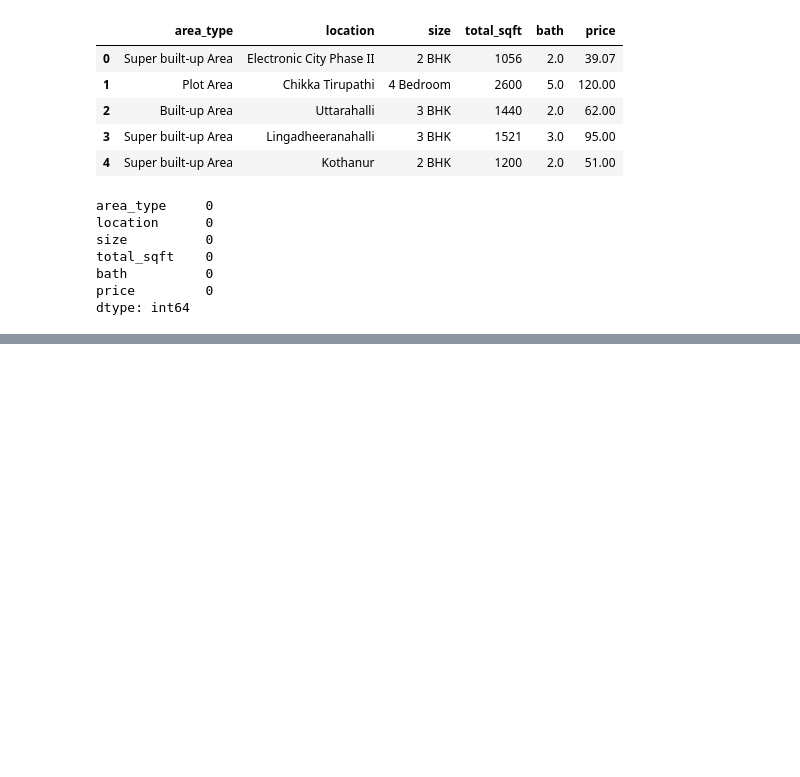
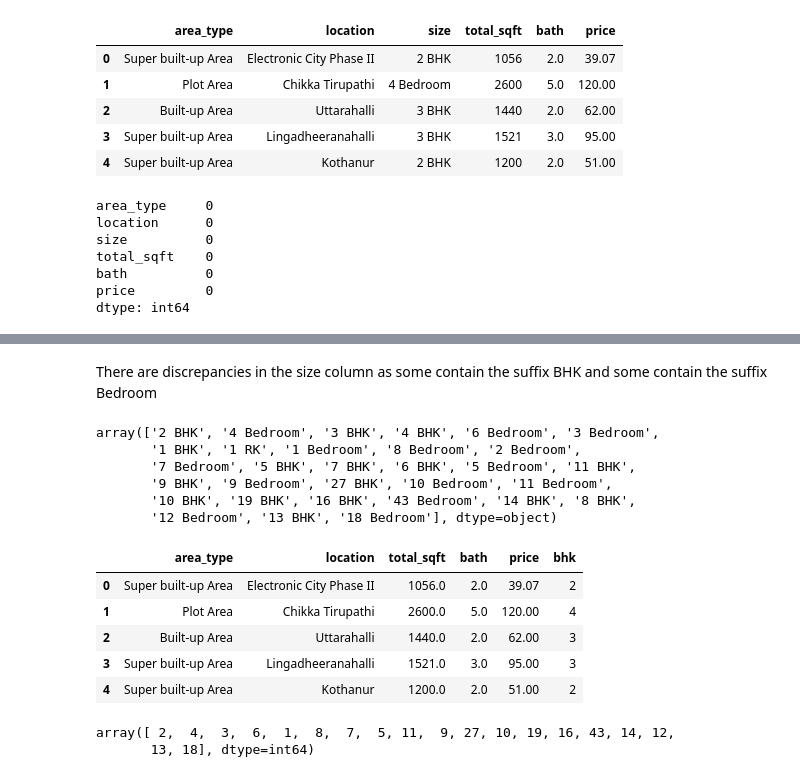
Before and after one commit to Asifdotexe/real-estate-price-prediction, a Jupyter notebook: python/House Price Prediction.ipynb, the cells around one changed output, grey strips where cells are left out. Cells and saved outputs as stored; diff of their text form; code cells hidden in the pictures; blank space fills up the shorter version.

```diff
--- a/python/House Price Prediction.ipynb
+++ b/python/House Price Prediction.ipynb
@@ -119,0 +188,29 @@ dtype: int64
+# %% [markdown]
+There are discrepancies in the size column as some contain the suffix BHK and some contain the suffix Bedroom
+# %%
+# displaying all the unique objects in size attribute
+df['size'].unique()
+# %% [output]
+array(['2 BHK', '4 Bedroom', '3 BHK', '4 BHK', '6 Bedroom', '3 Bedroom',
+       '1 BHK', '1 RK', '1 Bedroom', '8 Bedroom', '2 Bedroom',
+       '7 Bedroom', '5 BHK', '7 BHK', '6 BHK', '5 Bedroom', '11 BHK',
+       '9 BHK', '9 Bedroom', '27 BHK', '10 Bedroom', '11 Bedroom',
+       '10 BHK', '19 BHK', '16 BHK', '43 Bedroom', '14 BHK', '8 BHK',
+       '12 Bedroom', '13 BHK', '18 Bedroom'], dtype=object)
+# %%
+# creating a new column with just the numbers of bedrooms
+df['bhk'] = df['size'].apply(lambda x:int(x.split(' ')[0]))
+df = df.drop('size', axis=1)
+df.head()
+# %% [output]
+|  | area_type | location | total_sqft | bath | price | bhk |
+| 0 | Super built-up Area | Electronic City Phase II | 1056.0 | 2.0 | 39.07 | 2 |
+| 1 | Plot Area | Chikka Tirupathi | 2600.0 | 5.0 | 120.00 | 4 |
+| 2 | Built-up Area | Uttarahalli | 1440.0 | 2.0 | 62.00 | 3 |
+| 3 | Super built-up Area | Lingadheeranahalli | 1521.0 | 3.0 | 95.00 | 3 |
+| 4 | Super built-up Area | Kothanur | 1200.0 | 2.0 | 51.00 | 2 |
+# %%
+df.bhk.unique()
+# %% [output]
+array([ 2,  4,  3,  6,  1,  8,  7,  5, 11,  9, 27, 10, 19, 16, 43, 14, 12,
+       13, 18], dtype=int64)
```
Also changed, not shown: parts of 18 cells of this notebook.
